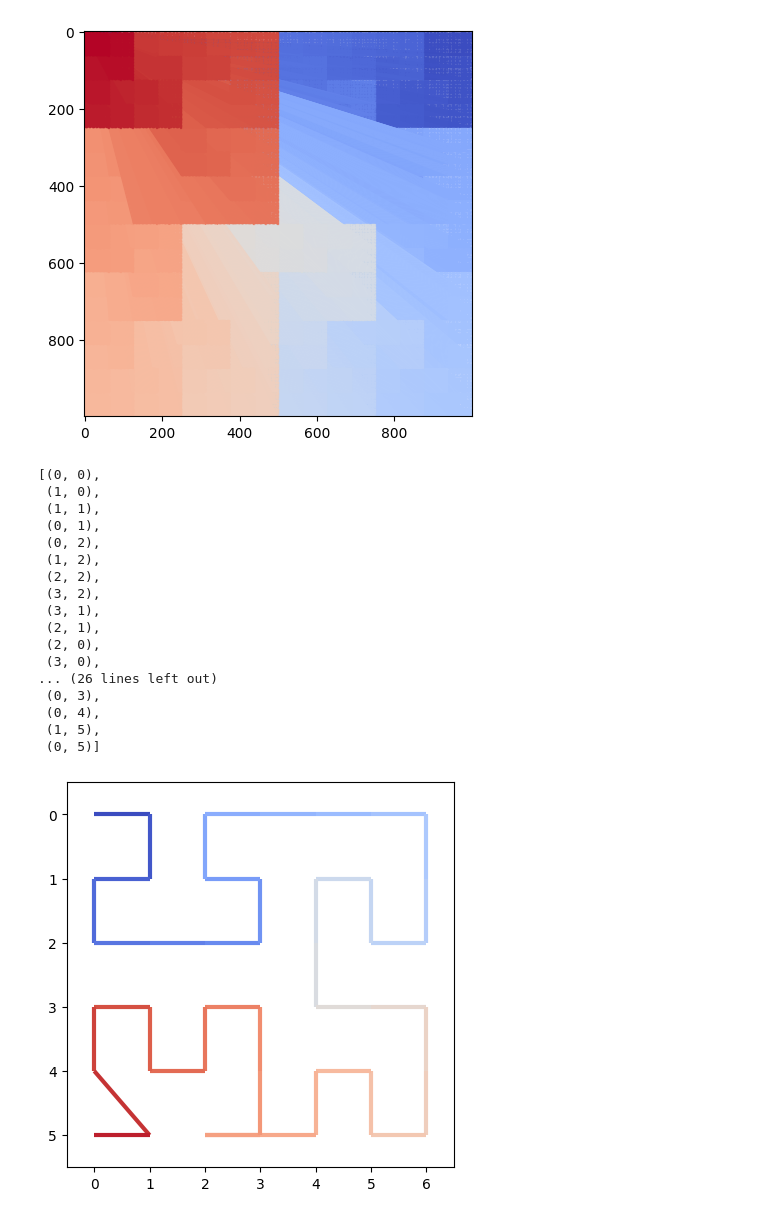
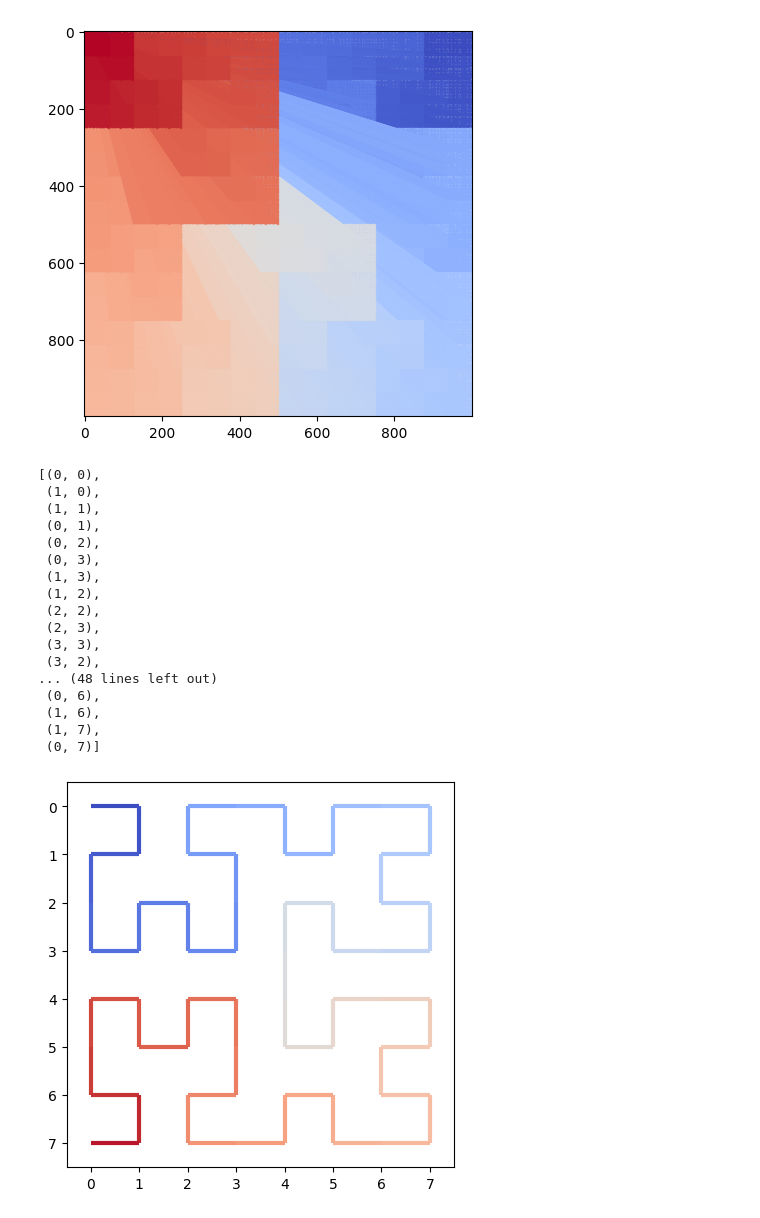
Before and after one commit to celmarguimaraes/space_filling_curves, a Jupyter notebook: main.ipynb, the cells around one changed output. Saved outputs shown, nothing was run; the diff lists cells and outputs as text; code cells hidden in the pictures.

```diff
--- a/main.ipynb
+++ b/main.ipynb
@@ -97,40 +97,40 @@ plot_curve(num_el, curve, linewidth=1)
 # %%
 from src.pseudo_hilbert_curve import PseudoHilbertCurve
 from src.snake_curve import SnakeCurve
 from src.curve_utils.dimension import Dimension
 from src.curve_utils.plot_utils import plot_curve
 from matplotlib import pyplot as plt
 from src.curve_utils.plot_utils import get_xy_from_curve
 
-height = 6
-width = 7
+height = 8
+width = 8
 dim = Dimension(width, height)
 num_el = width * height
 
 curve = PseudoHilbertCurve(num_el, dim, 3, True)
 
 plot_curve(num_el, curve)
 
 curve.map_d_to_xy
 # %% [output]
 [(0, 0),
  (1, 0),
  (1, 1),
  (0, 1),
  (0, 2),
+ (0, 3),
+ (1, 3),
  (1, 2),
  (2, 2),
+ (2, 3),
+ (3, 3),
  (3, 2),
- (3, 1),
- (2, 1),
- (2, 0),
- (3, 0),
-... (26 lines left out)
- (0, 3),
- (0, 4),
- (1, 5),
- (0, 5)]
+... (48 lines left out)
+ (0, 6),
+ (1, 6),
+ (1, 7),
+ (0, 7)]
-[figure, old version]
+[figure, new version]
 # %%
 from src.pseudo_hilbert_curve import PseudoHilbertCurve
 from src.snake_curve import SnakeCurve
```
Also changed, not shown: parts of 1 cell of this notebook, 4 other files.
